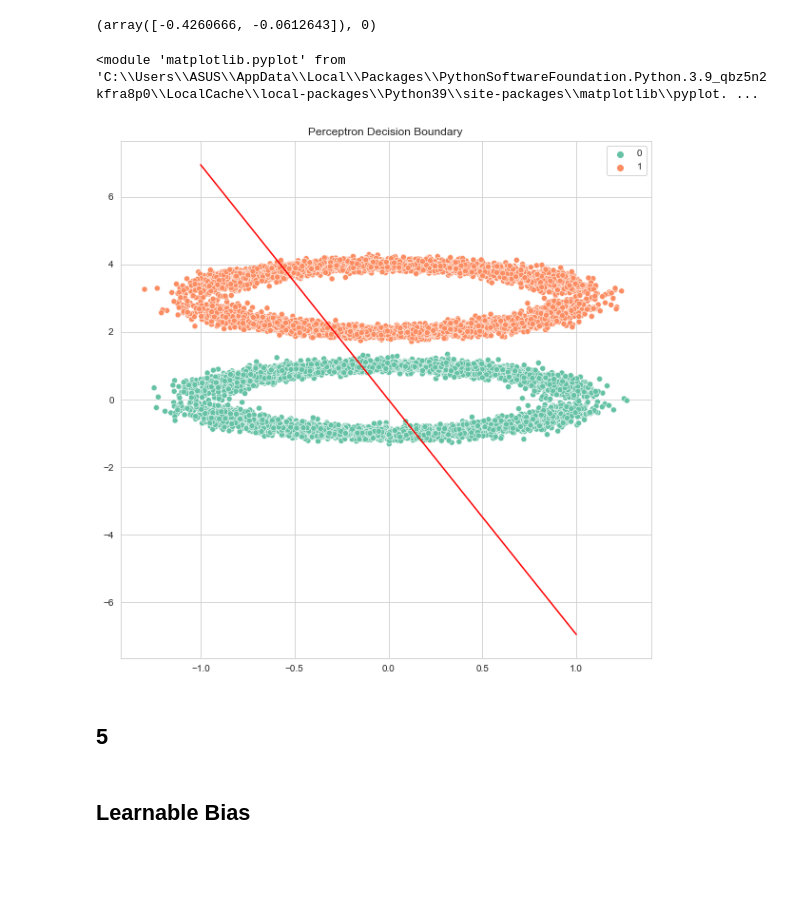
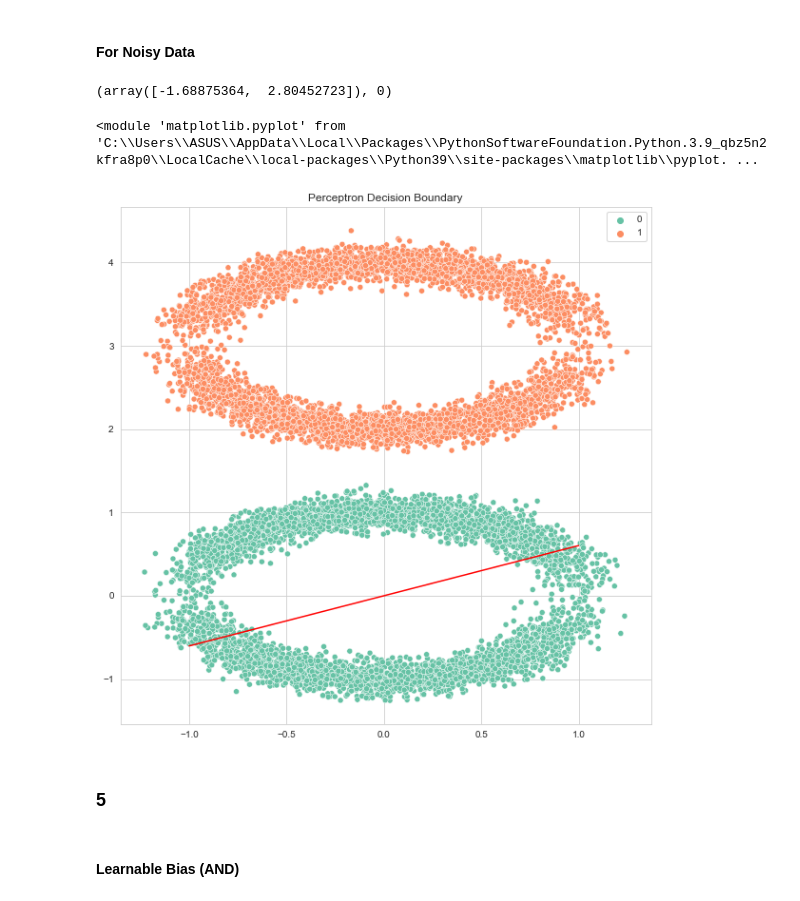
Before and after one commit to aflah02/ML_Assignments, a Jupyter notebook: Assignment 2/B.ipynb, the cells around one changed output. Saved outputs shown, nothing was run; the diff lists cells and outputs as text; code cells hidden in the pictures; blank space fills up the shorter version.

```diff
--- a/Assignment 2/B.ipynb
+++ b/Assignment 2/B.ipynb
@@ -4,3 +6,4 @@ from utils import *
 ds = dataset(10000)
 # %%
 data = ds.get()
+noisy_data = ds.get(addNoise=True)
@@ -22,5 +43,5 @@ data2 = ds.get(addNoise=True)
 # %%
 pta2 = Perceptron(epochs=1000, min_error_threshold=0.01)
 # %%
-pta2.train(data2, verbose=1)
+pta2.train(noisy_data, verbose=1)
 # %% [output]
@@ -46,22 +73,24 @@ pta3.plot_decision_boundary(data, 'Perceptron Decision Boundary')
+# %% [markdown]
+#### For Noisy Data
 # %%
 pta4 = Perceptron(epochs=1000, min_error_threshold=0.01)
 # %%
-pta4.train(data2, verbose=0, fixedBias=True, bias=0)
+pta4.train(noisy_data, verbose=0, fixedBias=True, bias=0)
 # %% [output]
-(array([-0.4260666, -0.0612643]), 0)
+(array([-1.68875364,  2.80452723]), 0)
 # %%
-pta4.plot_decision_boundary(data2, 'Perceptron Decision Boundary')
+pta4.plot_decision_boundary(noisy_data, 'Perceptron Decision Boundary')
 # %% [output]
 <module 'matplotlib.pyplot' from 'C:\\Users\\ASUS\\AppData\\Local\\Packages\\PythonSoftwareFoundation.Python.3.9_qbz5n2kfra8p0\\LocalCache\\local-packages\\Python39\\site-packages\\matplotlib\\pyplot. ...
-[figure, old version]
+[figure, new version]
 # %% [markdown]
-## 5
+### 5
 # %%
 xor_dataset = logicalOperatorDataset('XOR').get()
 and_dataset = logicalOperatorDataset('AND').get()
 or_dataset = logicalOperatorDataset('OR').get()
 # %% [markdown]
-## Learnable Bias
+#### Learnable Bias (AND)
 # %%
 pta_and = Perceptron(epochs=1000, min_error_threshold=0.01)
 pta_and.train(and_dataset, verbose=1)
```
Also changed, not shown: parts of 35 cells of this notebook, 1 other file.
